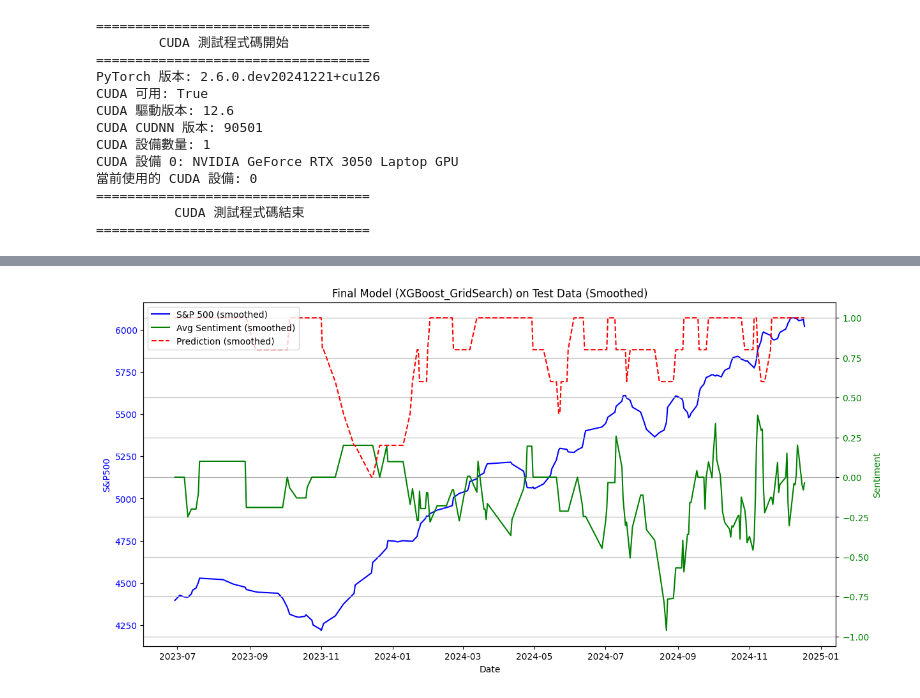
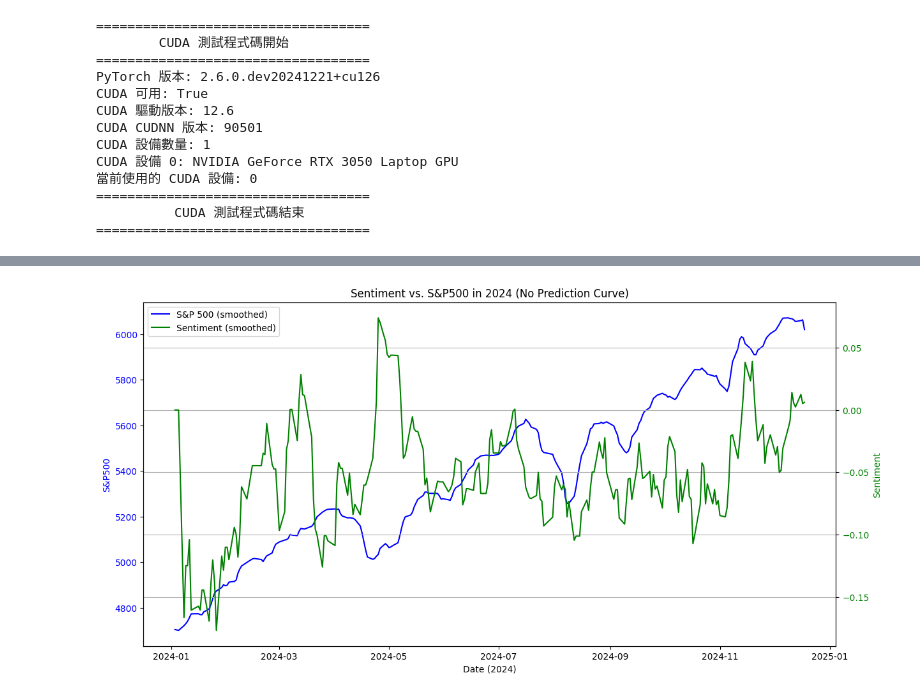
Before and after one commit to ZhenXiang6/IRTM-project, a Jupyter notebook: final_project.ipynb, the cells around one changed output, grey strips where cells are left out. Cells and saved outputs as stored; diff of their text form; code cells hidden in the pictures.

```diff
--- a/final_project.ipynb
+++ b/final_project.ipynb
@@ -907,0 +619,20 @@ Warning: less than 75% GPU memory available for training. Free: 2805.400001 Tota
+# %%
+# ============ (五)-(1) 與 S&P500 資料合併，並產生分開的 sentiment ============
+
+sp500_csv = "test/sp500_index.csv"  # 請修正路徑
+df_sp = load_sp500(sp500_csv)
+print(f"[SP500] total: {len(df_sp)} rows.")
+
+# 合併
+df_merged = pd.merge(daily_sentiment_df, df_sp, on='date', how='inner')
+df_merged.sort_values('date', inplace=True)
+df_merged.dropna(inplace=True)
+print(f"[Merged data] total: {len(df_merged)} rows after merging sentiment & sp500.")
+
+# 不再計算 (mean_headline_sent + mean_content_sent)/2 到同一欄位
+# 改為獨立兩個特徵：mean_article, mean_content
+df_merged['mean_article'] = df_merged['mean_headline_sent']
+df_merged['mean_content'] = df_merged['mean_content_sent']
+
+# 建立標籤
+df_merged = create_labels_for_prediction(df_merged, mode='classification')
@@ -1004,47 +973,44 @@ weighted avg       0.55      0.58      0.53       176
 # %%
-# ============================== #
-# 6. 視覺化結果 #
-# ============================== #
+# ============ (七) 視覺化 (只顯示 2024 年範圍 + 不加預測) ============
 
-# 移動平均
 def smooth_curve(y, window=5):
     return pd.Series(y).rolling(window=window, min_periods=1).mean().values
 
-df_test['sp_close_smooth'] = smooth_curve(df_test['sp_close'], window=5)
-df_test['mean_content_sent_smooth'] = smooth_curve(df_test['mean_content_sent'], window=5)
-df_test['y_pred_smooth'] = smooth_curve(df_test['y_pred'], window=5)
+# 篩選 2024 年
+df_plot = df_merged.copy()
+df_plot['date'] = pd.to_datetime(df_plot['date'])
+df_plot = df_plot[df_plot['date'].dt.year == 2024].copy()
+df_plot.set_index('date', inplace=True)
 
-# 設定日期為索引（如果尚未設定）
-if 'date' in df_test.columns:
-    df_test['date'] = pd.to_datetime(df_test['date'])
-    df_test.set_index('date', inplace=True)
+# 重新計算 sentiment = (mean_article + mean_content)/2 用於繪圖
+df_plot['actual_sentiment'] = (df_plot['mean_article'] + df_plot['mean_content']) / 2
 
-# 創建一個雙 y 軸的圖表
+# 平滑處理
+df_plot['sp_smooth'] = smooth_curve(df_plot['sp_close'], window=5)
+df_plot['sent_smooth'] = smooth_curve(df_plot['actual_sentiment'], window=10)
+
 fig, ax1 = plt.subplots(figsize=(14,7))
 
-# 繪製 S&P500 指數
-ax1.plot(df_test.index, df_test['sp_close_smooth'], color='blue', label='S&P 500 (smoothed)')
-ax1.set_xlabel('Date')
+# 繪製 S&P500
+ax1.plot(df_plot.index, df_plot['sp_smooth'], color='blue', label='S&P 500 (smoothed)')
+ax1.set_xlabel('Date (2024)')
 ax1.set_ylabel('S&P500', color='blue')
 ax1.tick_params(axis='y', labelcolor='blue')
 
-# 繪製情緒分析分數
+# 繪製 sentiment
 ax2 = ax1.twinx()
-ax2.plot(df_test.index, df_test['mean_content_sent_smooth'], color='green', label='Avg Sentiment (smoothed)')
+ax2.plot(df_plot.index, df_plot['sent_smooth'], color='green', label='Sentiment (smoothed)')
 ax2.set_ylabel('Sentiment', color='green')
 ax2.tick_params(axis='y', labelcolor='green')
-
-# 繪製預測結果
-ax2.plot(df_test.index, df_test['y_pred_smooth'], color='red', linestyle='--', label='Prediction (smoothed)')
 
 # 合併圖例
 lines_1, labels_1 = ax1.get_legend_handles_labels()
 lines_2, labels_2 = ax2.get_legend_handles_labels()
 plt.legend(lines_1 + lines_2, labels_1 + labels_2, loc='upper left')
 
-plt.title(f"Final Model ({best_model_name}) on Test Data (Smoothed)")
+plt.title("Sentiment vs. S&P500 in 2024 (No Prediction Curve)")
 plt.grid(True)
 plt.show()
 # %% [output]
-[figure, old version]
+[figure, new version]
 # %%
```
Also changed, not shown: parts of 14 cells of this notebook, 7 other files.
